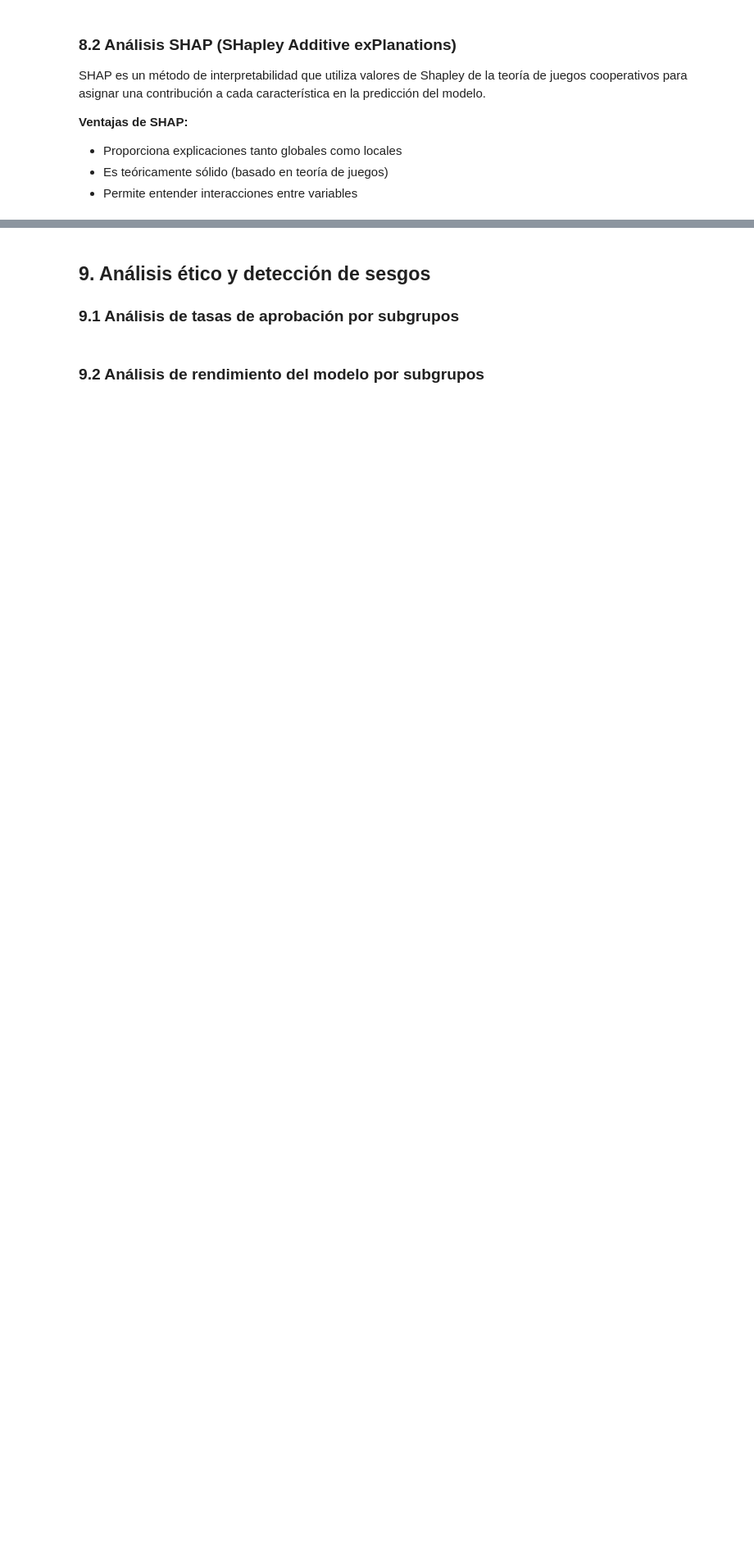
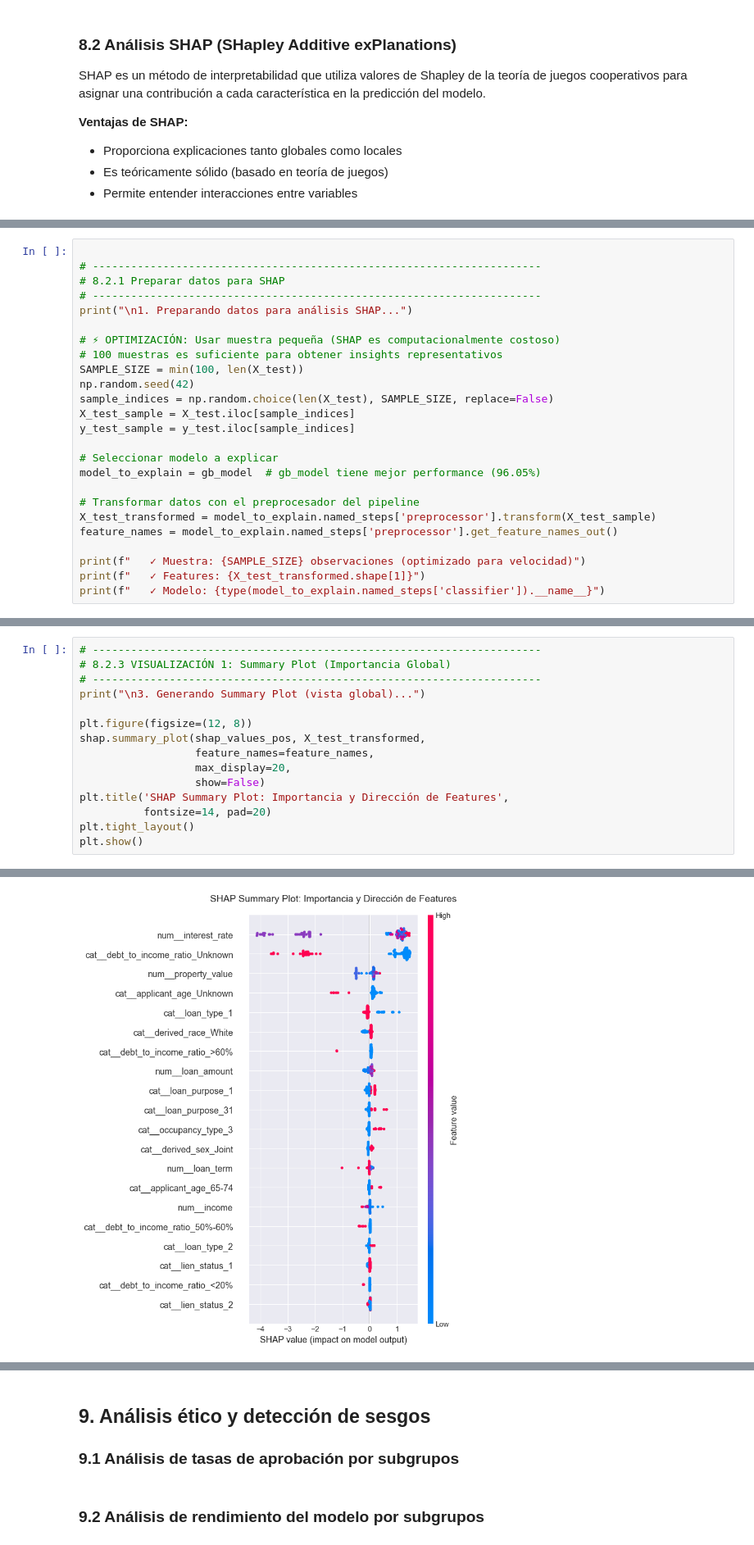
Before and after one commit to thisisrober/hmda-loan-approval-ml-analysis, a Jupyter notebook: notebook.ipynb, the cells around one changed output, grey strips where cells are left out. Shown at 82% size. Saved outputs shown, nothing was run; the diff lists cells and outputs as text; blank space fills up the shorter version.

```diff
--- a/notebook.ipynb
+++ b/notebook.ipynb
@@ -1120,0 +1966,25 @@ LIME es una técnica que explica predicciones individuales aproximando localment
+# %%
+
+# ----------------------------------------------------------------------
+# 8.2.1 Preparar datos para SHAP
+# ----------------------------------------------------------------------
+print("\n1. Preparando datos para análisis SHAP...")
+
+# ⚡ OPTIMIZACIÓN: Usar muestra pequeña (SHAP es computacionalmente costoso)
+# 100 muestras es suficiente para obtener insights representativos
+SAMPLE_SIZE = min(100, len(X_test))
+np.random.seed(42)
+sample_indices = np.random.choice(len(X_test), SAMPLE_SIZE, replace=False)
+X_test_sample = X_test.iloc[sample_indices]
+y_test_sample = y_test.iloc[sample_indices]
+
+# Seleccionar modelo a explicar
+model_to_explain = gb_model  # gb_model tiene mejor performance (96.05%)
+
+# Transformar datos con el preprocesador del pipeline
+X_test_transformed = model_to_explain.named_steps['preprocessor'].transform(X_test_sample)
+feature_names = model_to_explain.named_steps['preprocessor'].get_feature_names_out()
+
+print(f"   ✓ Muestra: {SAMPLE_SIZE} observaciones (optimizado para velocidad)")
+print(f"   ✓ Features: {X_test_transformed.shape[1]}")
+print(f"   ✓ Modelo: {type(model_to_explain.named_steps['classifier']).__name__}")
@@ -1120,0 +2032,16 @@ LIME es una técnica que explica predicciones individuales aproximando localment
+# %%
+# ----------------------------------------------------------------------
+# 8.2.3 VISUALIZACIÓN 1: Summary Plot (Importancia Global)
+# ----------------------------------------------------------------------
+print("\n3. Generando Summary Plot (vista global)...")
+
+plt.figure(figsize=(12, 8))
+shap.summary_plot(shap_values_pos, X_test_transformed,
+                  feature_names=feature_names,
+                  max_display=20,
+                  show=False)
+plt.title('SHAP Summary Plot: Importancia y Dirección de Features',
+          fontsize=14, pad=20)
+plt.tight_layout()
+plt.show()
+# %% [output]
@@ -1120,0 +2049 @@ LIME es una técnica que explica predicciones individuales aproximando localment
+[figure, added]
```
Also changed, not shown: parts of 29 cells of this notebook, 1 other file.
